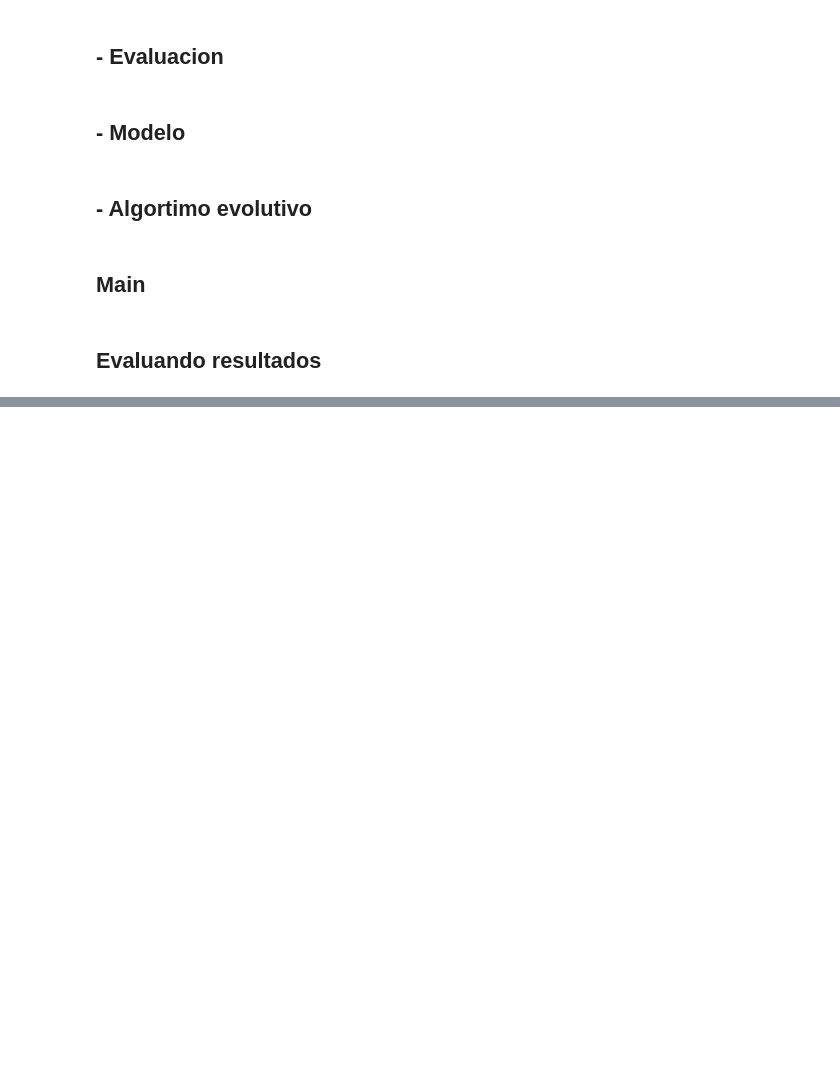
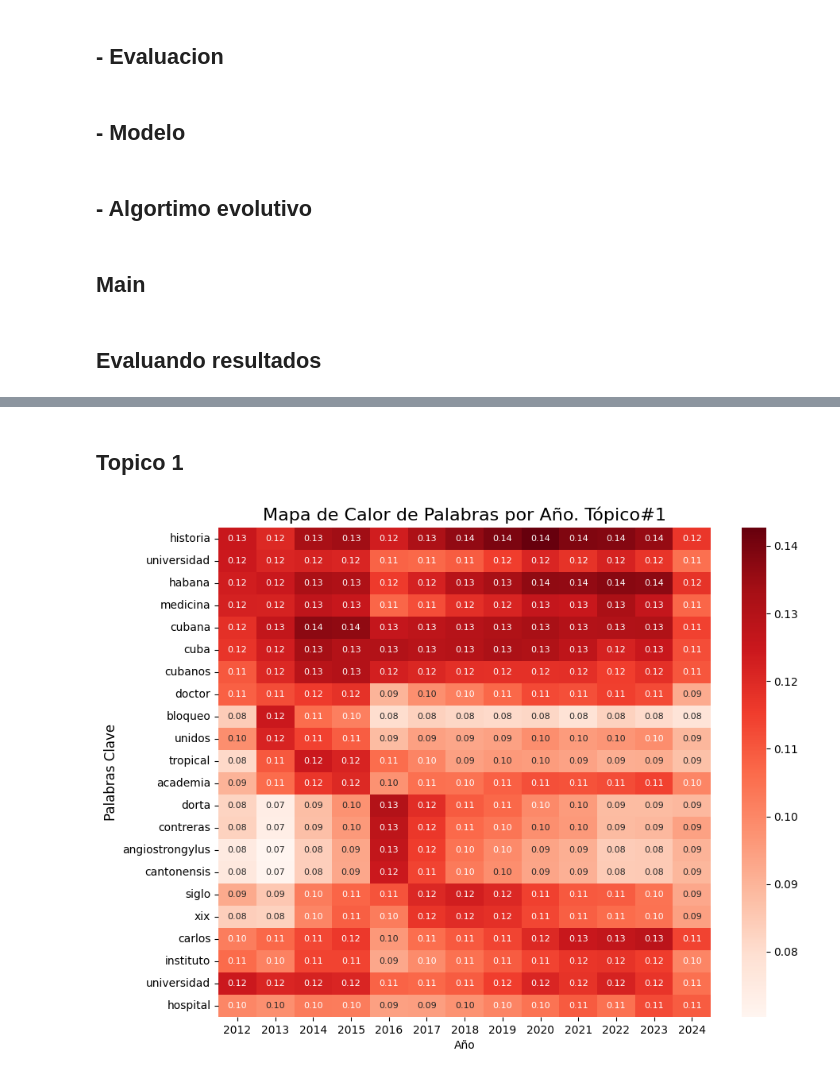
Before and after one commit to naomi-lahera/cfdtm-cmed, a Jupyter notebook: cfdtm-evolusionary-search-hyperparameters.ipynb, the cells around one changed output, grey strips where cells are left out. Cells and saved outputs as stored; diff of their text form; code cells hidden in the pictures; blank space fills up the shorter version.

```diff
--- a/cfdtm-evolusionary-search-hyperparameters.ipynb
+++ b/cfdtm-evolusionary-search-hyperparameters.ipynb
@@ -383,0 +597,19 @@ save_json(TC_TD, os.path.join(best_results_path, 'best_tc_td.json'))
+# %% [markdown]
+## Topico 1
+# %%
+import os
+topic = 1
+topic_name = f'Tópico#{topic}'
+os.makedirs(f'{images_path}/topic_{topic}', exist_ok=True)
+# topic_path_img = f'{images_path}/topic_0/probabilidad.png'
+topic_path_img = f'{images_path}/topic_{topic}/mapa_de_color.png'
+
+words = [
+    'historia', 'universidad', 'habana', 'medicina', 'cubana', 'cuba', 'cubanos', 'doctor', 'bloqueo', 'unidos', 'tropical', 'academia',
+    'dorta', 'contreras', 'angiostrongylus', 'cantonensis', 'siglo', 'xix', 'carlos', 'instituto', 'universidad', 'hospital'
+]
+
+word_index = [get_word_index(word) for word in words]
+get_mapa_color(words, word_index, topic_name, topic_path_img)
+# %% [output]
+[figure, added]
```
Also changed, not shown: parts of 40 cells of this notebook.
